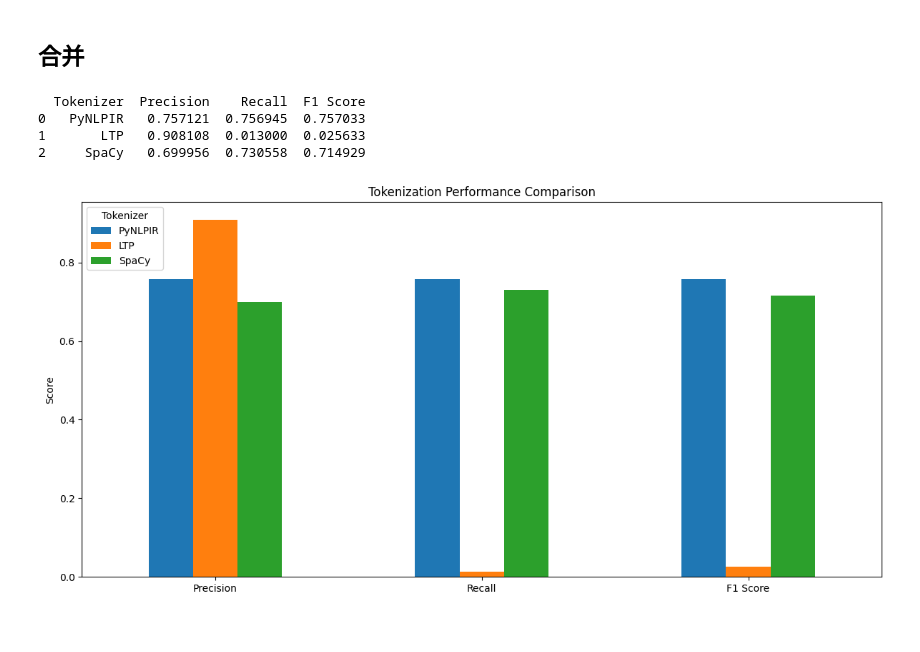
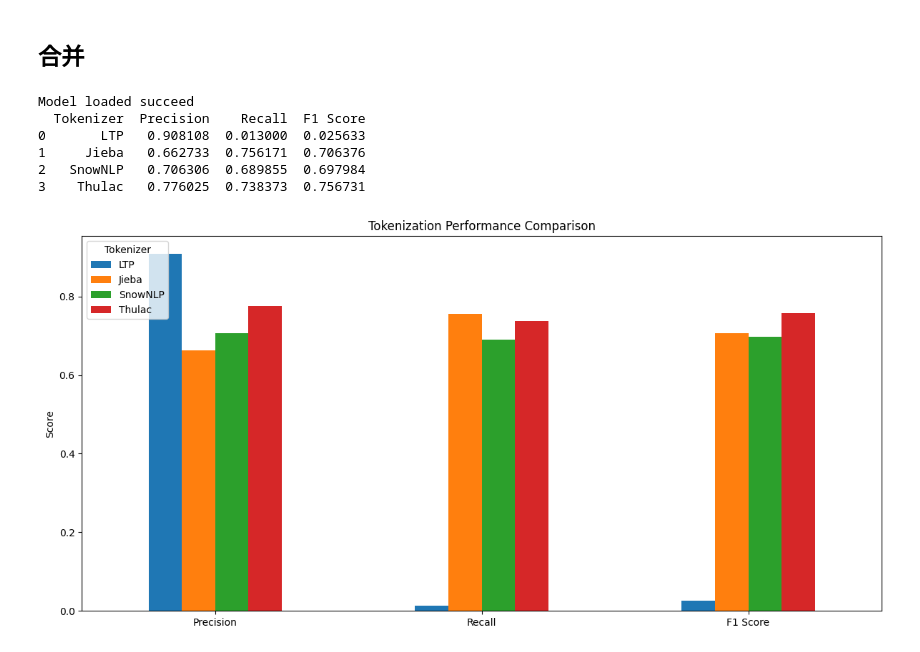
Before and after one commit to rookies233/CompKey, a Jupyter notebook: notebook/separate_words.ipynb, the cells around one changed output. Cells and saved outputs as stored; diff of their text form; code cells hidden in the pictures.

Commit message:
分词比较：新增jieba、snownlp和thulac分词器

```diff
--- a/notebook/separate_words.ipynb
+++ b/notebook/separate_words.ipynb
@@ -213,17 +204,17 @@ F1 Score: 0.7149
 # %%
 import pynlpir
 from ltp import LTP
-# from pyhanlp import *
 import spacy
 import pandas as pd
 import matplotlib.pyplot as plt
-
+import jieba
+from snownlp import SnowNLP
+import thulac
 
 # 定义分词工具类
 class Tokenizer:
     def segment(self, text):
         raise NotImplementedError
-
 
 class PyNLPIRTokenizer(Tokenizer):
     def __init__(self):
@@ -237,7 +228,6 @@ class PyNLPIRTokenizer(Tokenizer):
     def close(self):
         pynlpir.close()
 
-
 class LTPTokenizer(Tokenizer):
     def __init__(self):
         self.ltp = LTP("LTP/small")
@@ -249,7 +239,6 @@ class LTPTokenizer(Tokenizer):
     def close(self):
         self.ltp.release()
 
-
 class SpaCyTokenizer(Tokenizer):
     def __init__(self):
         self.nlp = spacy.load("zh_core_web_sm")
@@ -258,6 +247,23 @@ class SpaCyTokenizer(Tokenizer):
         doc = self.nlp(text)
         return [token.text for token in doc]
 
+class JiebaTokenizer(Tokenizer):
+    def segment(self, text):
+        return list(jieba.cut(text))
+
+class SnowNLPTokenizer(Tokenizer):
+    def segment(self, text):
+        return SnowNLP(text).words
+
+class ThulacTokenizer(Tokenizer):
+    def __init__(self):
+        self.thulac = thulac.thulac()
+
+    def segment(self, text):
+        return [word for word, tag in self.thulac.cut(text)]
+
+    def close(self):
+        pass  # thulac 不需要关闭
 
 # 计算评价指标
 def calculate_metrics(gold_segments, predicted_segments):
@@ -274,7 +280,6 @@ def calculate_metrics(gold_segments, predicted_segments):
 
     return precision, recall, f1
 
-
 # 主函数
 def main(unsegmented_file, segmented_file):
     unsegmented_text = read_file(unsegmented_file)
@@ -282,9 +287,12 @@ def main(unsegmented_file, segmented_file):
     gold_segments = gold_text.split()  # 假设已分词的文件以空格分隔
 
     tokenizers = {
-        "PyNLPIR": PyNLPIRTokenizer(),
+        # "PyNLPIR": PyNLPIRTokenizer(),
         "LTP": LTPTokenizer(),
-        "SpaCy": SpaCyTokenizer()
+        # "SpaCy": SpaCyTokenizer(),
+        "Jieba": JiebaTokenizer(),
+        "SnowNLP": SnowNLPTokenizer(),
+        "Thulac": ThulacTokenizer()
     }
 
     results = []
@@ -299,47 +307,48 @@ def main(unsegmented_file, segmented_file):
             "F1 Score": f1
         })
 
-    # # 关闭所有分词器
+    # 关闭所有分词器
     # for tokenizer in tokenizers.values():
-    #     tokenizer.close()
+    #     if hasattr(tokenizer, 'close'):
+    #         tokenizer.close()
 
     # 创建 DataFrame
     df = pd.DataFrame(results)
     print(df)
 
     # 设置索引为 Tokenizer
     df.set_index('Tokenizer', inplace=True)
 
     # 转置 DataFrame 以便于绘图
     df_transposed = df.T
 
     # 可视化
     df_transposed.plot(kind='bar', figsize=(12, 6))
 
     # 添加标题和标签
     plt.title('Tokenization Performance Comparison')
     plt.ylabel('Score')
     plt.xticks(rotation=0)
     plt.legend(title='Tokenizer', loc='upper left')
     plt.tight_layout()
     plt.show()
 
-
 # 读取文件内容
 def read_file(file_path):
     with open(file_path, 'r', encoding='utf-8') as f:
         return f.read().strip()
 
-
 # 示例调用
-unsegmented_file = '../data/separate/msr_test.utf8'
-segmented_file = '../data/separate/msr_test_gold.utf8'
+unsegmented_file = '../data/icwb2-data/testing/msr_test.utf8'
+segmented_file = '../data/icwb2-data/gold/msr_test_gold.utf8'
 
 # 运行主函数
 main(unsegmented_file, segmented_file)
 # %% [output]
+Model loaded succeed
   Tokenizer  Precision    Recall  F1 Score
-0   PyNLPIR   0.757121  0.756945  0.757033
-1       LTP   0.908108  0.013000  0.025633
-2     SpaCy   0.699956  0.730558  0.714929
+0       LTP   0.908108  0.013000  0.025633
+1     Jieba   0.662733  0.756171  0.706376
+2   SnowNLP   0.706306  0.689855  0.697984
+3    Thulac   0.776025  0.738373  0.756731
-[figure, old version]
+[figure, new version]
```
Also changed, not shown: parts of 3 cells of this notebook, 1 other file.
